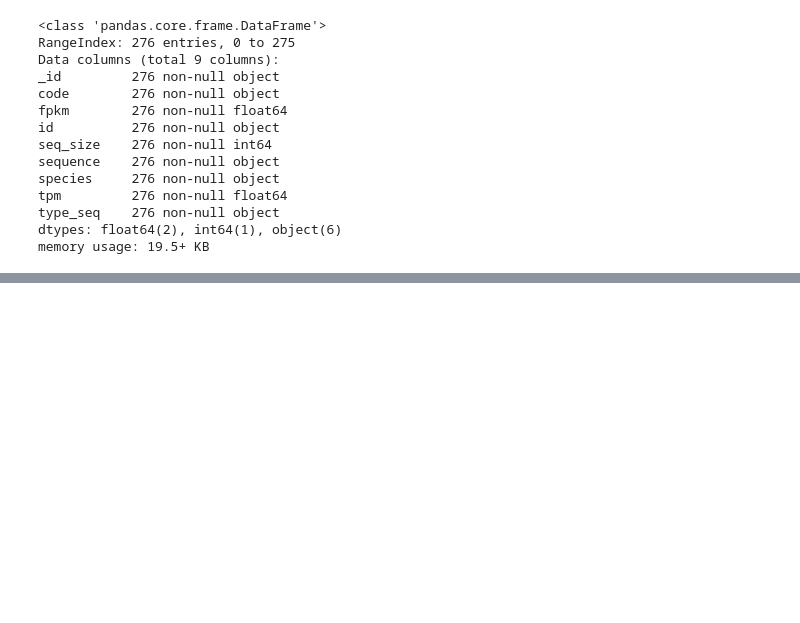
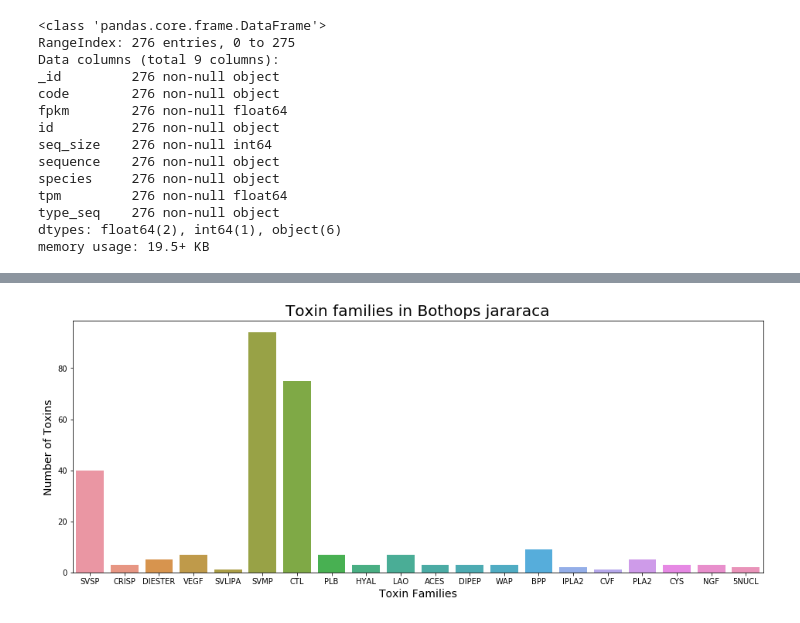
Before and after one commit to gebarros/ProteinExplorer, a Jupyter notebook: ProteinExplorer_mongo.ipynb, the cells around one changed output, grey strips where cells are left out. Cells and saved outputs as stored; diff of their text form; code cells hidden in the pictures; blank space fills up the shorter version.

```diff
--- a/ProteinExplorer_mongo.ipynb
+++ b/ProteinExplorer_mongo.ipynb
@@ -78,0 +98,8 @@ sns.distplot(df.seq_size)
+# %%
+#Adicionando coluna com a identificação de cada família
+lines_splited = df.id.str.split(pat='_')
+families = []
+for i in lines_splited:
+    families.append(i[-1])
+
+df['Family'] = families
@@ -78,0 +115,10 @@ sns.distplot(df.seq_size)
+# %%
+plt.figure(figsize=(16, 6))
+species = db.proteins.distinct('species')
+fig2= sns.countplot(df.Family)
+plt.xlabel('Toxin Families', size=14)
+plt.ylabel('Number of Toxins', size=14)
+plt.title('Toxin families in {}'.format(species[0]), size=20)
+plt.show(fig2)
+# %% [output]
+[figure, added]
```
Also changed, not shown: parts of 14 cells of this notebook.
